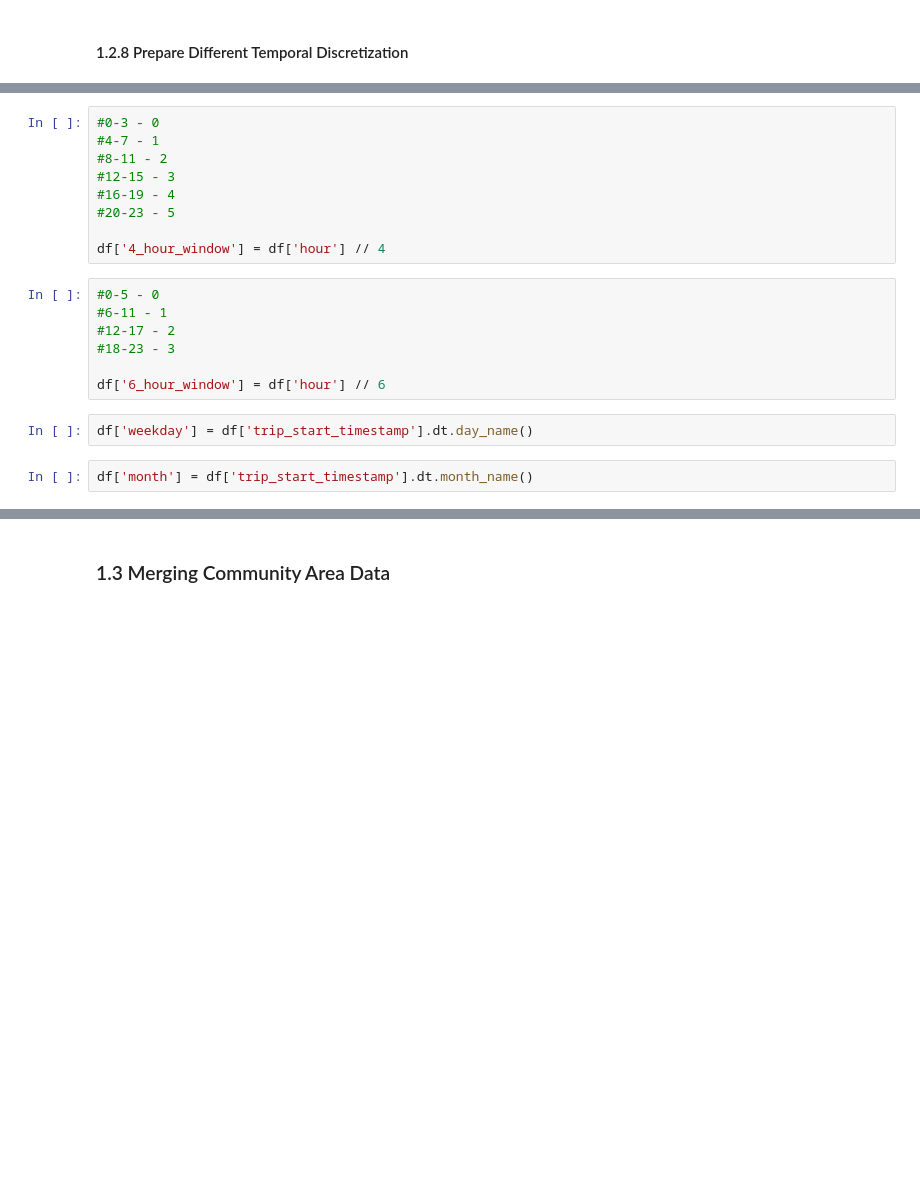
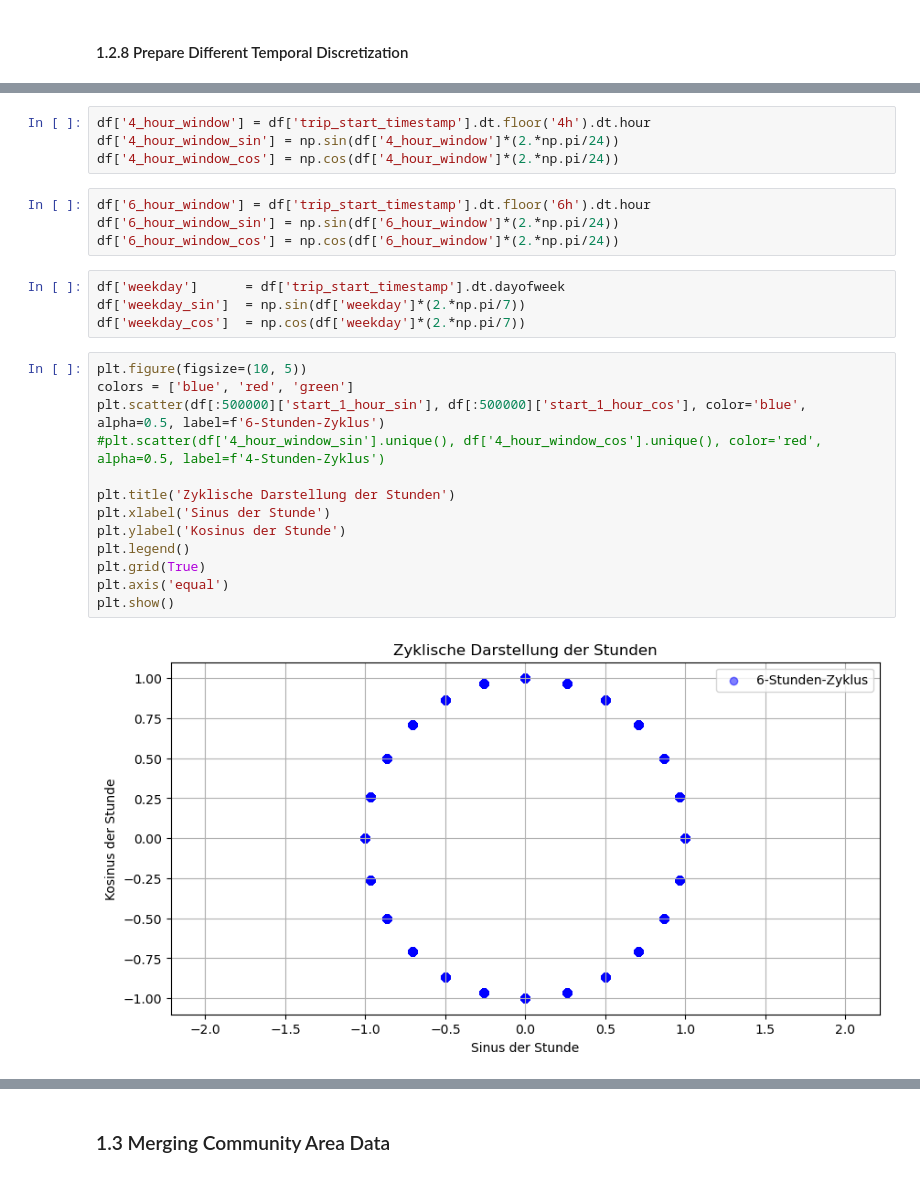
Before and after one commit to madxox/AAA_Teamassignment, a Jupyter notebook: 01_preparation_taxidata_jl.ipynb, the cells around one changed output, grey strips where cells are left out. Cells and saved outputs as stored; diff of their text form; blank space fills up the shorter version.

```diff
--- a/01_preparation_taxidata_jl.ipynb
+++ b/01_preparation_taxidata_jl.ipynb
@@ -477,20 +476,27 @@ print(12//4)
 # %%
-#0-3 - 0
-#4-7 - 1
-#8-11 - 2
-#12-15 - 3
-#16-19 - 4
-#20-23 - 5
-
-df['4_hour_window'] = df['hour'] // 4
+df['4_hour_window'] = df['trip_start_timestamp'].dt.floor('4h').dt.hour
+df['4_hour_window_sin'] = np.sin(df['4_hour_window']*(2.*np.pi/24))
+df['4_hour_window_cos'] = np.cos(df['4_hour_window']*(2.*np.pi/24))
 # %%
-#0-5 - 0
-#6-11 - 1
-#12-17 - 2
-#18-23 - 3
-
-df['6_hour_window'] = df['hour'] // 6
+df['6_hour_window'] = df['trip_start_timestamp'].dt.floor('6h').dt.hour
+df['6_hour_window_sin'] = np.sin(df['6_hour_window']*(2.*np.pi/24))
+df['6_hour_window_cos'] = np.cos(df['6_hour_window']*(2.*np.pi/24))
-# %%
-df['weekday'] = df['trip_start_timestamp'].dt.day_name()
-# %%
-df['month'] = df['trip_start_timestamp'].dt.month_name()
+# %%
+df['weekday']      = df['trip_start_timestamp'].dt.dayofweek
+df['weekday_sin']  = np.sin(df['weekday']*(2.*np.pi/7))
+df['weekday_cos']  = np.cos(df['weekday']*(2.*np.pi/7))
+# %%
+plt.figure(figsize=(10, 5))
+colors = ['blue', 'red', 'green']
+plt.scatter(df[:500000]['start_1_hour_sin'], df[:500000]['start_1_hour_cos'], color='blue', alpha=0.5, label=f'6-Stunden-Zyklus')
+#plt.scatter(df['4_hour_window_sin'].unique(), df['4_hour_window_cos'].unique(), color='red', alpha=0.5, label=f'4-Stunden-Zyklus')
+
+plt.title('Zyklische Darstellung der Stunden')
+plt.xlabel('Sinus der Stunde')
+plt.ylabel('Kosinus der Stunde')
+plt.legend()
+plt.grid(True)
+plt.axis('equal')
+plt.show()
+# %% [output]
+[figure, added]
```
Also changed, not shown: parts of 21 cells of this notebook, 2 other files.
